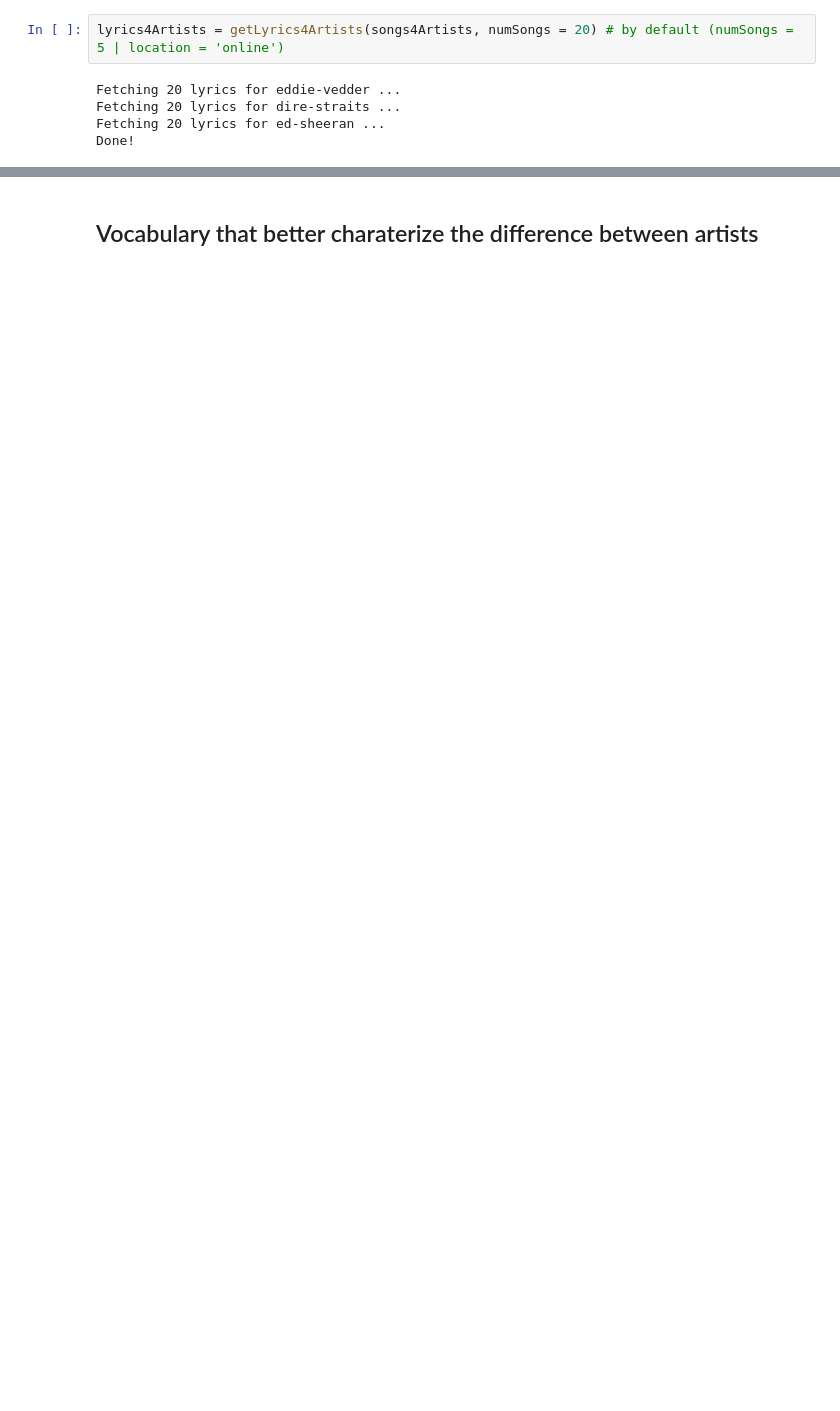
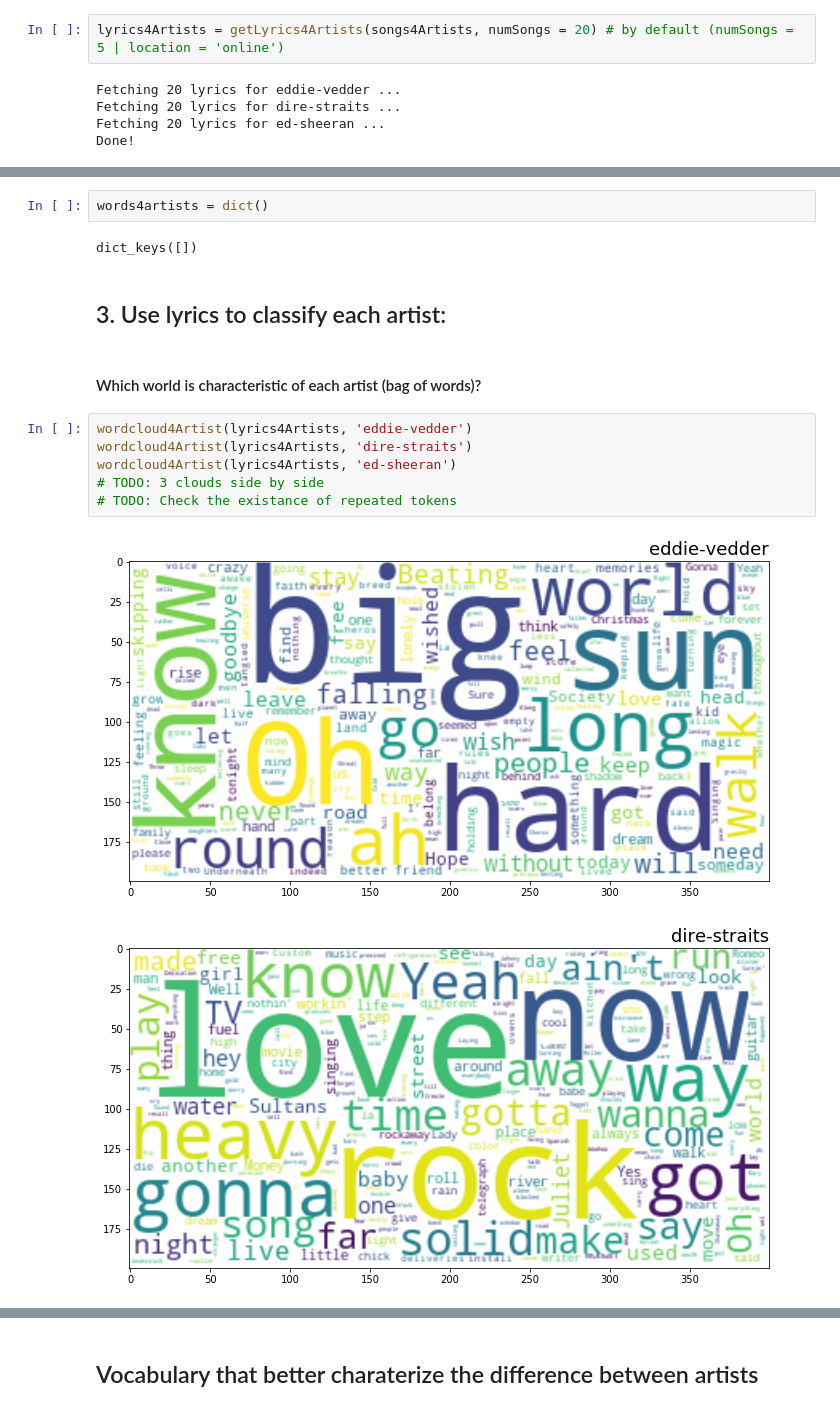
Before and after one commit to mapoliveira/data_science_demo, a Jupyter notebook: portfoliodatascience/tutorials/lyricsContent.ipynb, the cells around one changed output, grey strips where cells are left out. Cells and saved outputs as stored; diff of their text form; blank space fills up the shorter version.

```diff
--- a/portfoliodatascience/tutorials/lyricsContent.ipynb
+++ b/portfoliodatascience/tutorials/lyricsContent.ipynb
@@ -37,0 +78,17 @@ What is the probability of each of the artist to write the following songs?
+# %%
+words4artists = dict()
+# %% [output]
+dict_keys([])
+# %% [markdown]
+## 3. Use lyrics to classify each artist:
+# %% [markdown]
+#### Which world is characteristic of each artist (bag of words)?
+# %%
+wordcloud4Artist(lyrics4Artists, 'eddie-vedder')
+wordcloud4Artist(lyrics4Artists, 'dire-straits')
+wordcloud4Artist(lyrics4Artists, 'ed-sheeran')
+# TODO: 3 clouds side by side
+# TODO: Check the existance of repeated tokens
+# %% [output]
+[figure, added]
+[figure, added]
```
Also changed, not shown: parts of 28 cells of this notebook.
